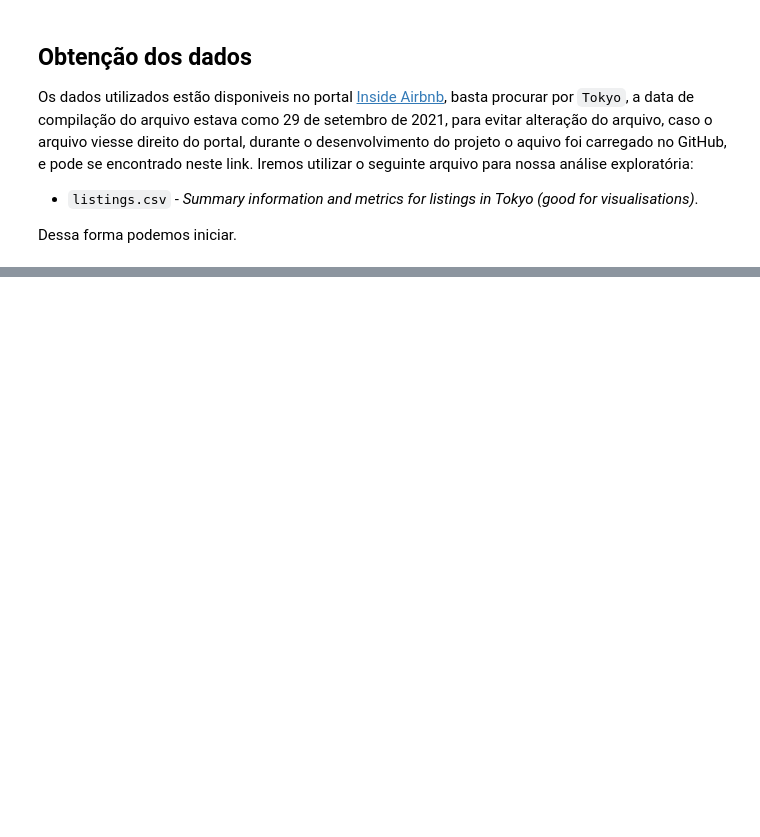
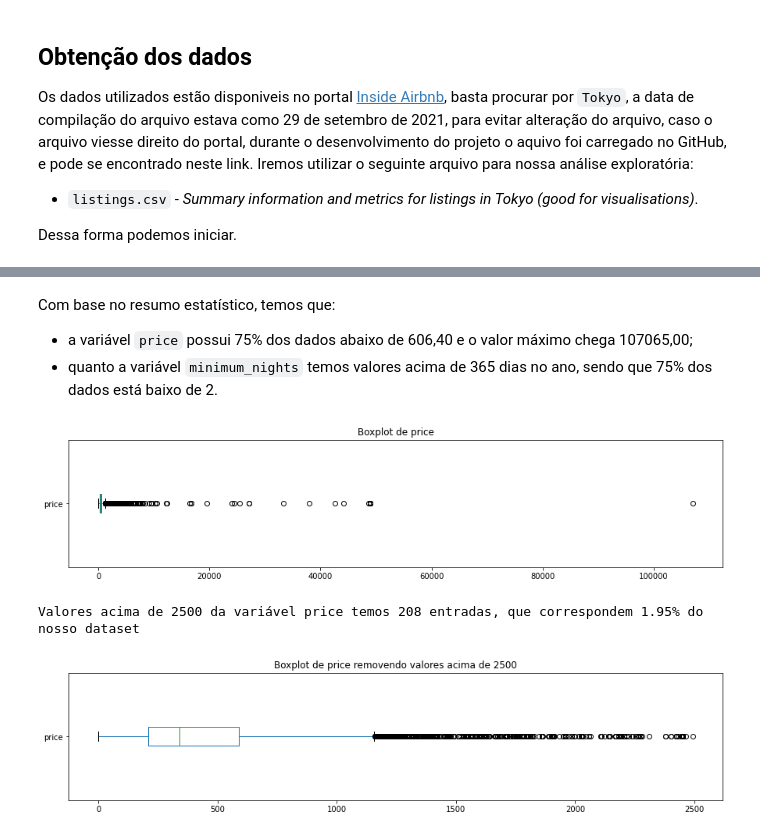
Before and after one commit to douglascdsantos/data_science, a Jupyter notebook: projetos/analisando_os_dados_do_airbnb_(tokyo)/notebook/Analisando_os_Dados_do_Airbnb_(Tokyo).ipynb, the cells around one changed output, grey strips where cells are left out. Cells and saved outputs as stored; diff of their text form; code cells hidden in the pictures; blank space fills up the shorter version.

```diff
--- a/projetos/analisando_os_dados_do_airbnb_(tokyo)/notebook/Analisando_os_Dados_do_Airbnb_(Tokyo).ipynb
+++ b/projetos/analisando_os_dados_do_airbnb_(tokyo)/notebook/Analisando_os_Dados_do_Airbnb_(Tokyo).ipynb
@@ -67,0 +202,22 @@ Index(['id', 'name', 'host_id', 'host_name', 'neighbourhood_group',
+# %% [markdown]
+Com base no resumo estatístico, temos que:
+- a variável `price` possui 75% dos dados abaixo de 606,40 e o valor máximo chega 107065,00;
+- quanto a variável `minimum_nights` temos valores acima de 365 dias no ano, sendo que 75% dos dados está baixo de 2.
+# %%
+# price
+df.price.plot.box(vert=False, figsize = (15,3));
+plt.title('Boxplot de price')
+plt.show()
+
+# ver quantidade de valores acima de 1500 para price
+valor_corte_price = 2500
+print(f'''\nValores acima de {valor_corte_price} da variável price temos {len(df[df.price > valor_corte_price])} entradas, que correspondem {((len(df[df.price > valor_corte_price]) / df.shape[0])):.2%} do nosso dataset\n''')
+
+df.price[df.price <= valor_corte_price].plot.box(vert=False, figsize = (15,3));
+plt.title(f'Boxplot de price removendo valores acima de {valor_corte_price}')
+plt.show()
+# df.price.plot(kind='box', vert=False, xlim=(0,1300), figsize=(15,3));
+# %% [output]
+[figure, added]
+Valores acima de 2500 da variável price temos 208 entradas, que correspondem 1.95% do nosso dataset
+[figure, added]
```
Also changed, not shown: parts of 26 cells of this notebook.
